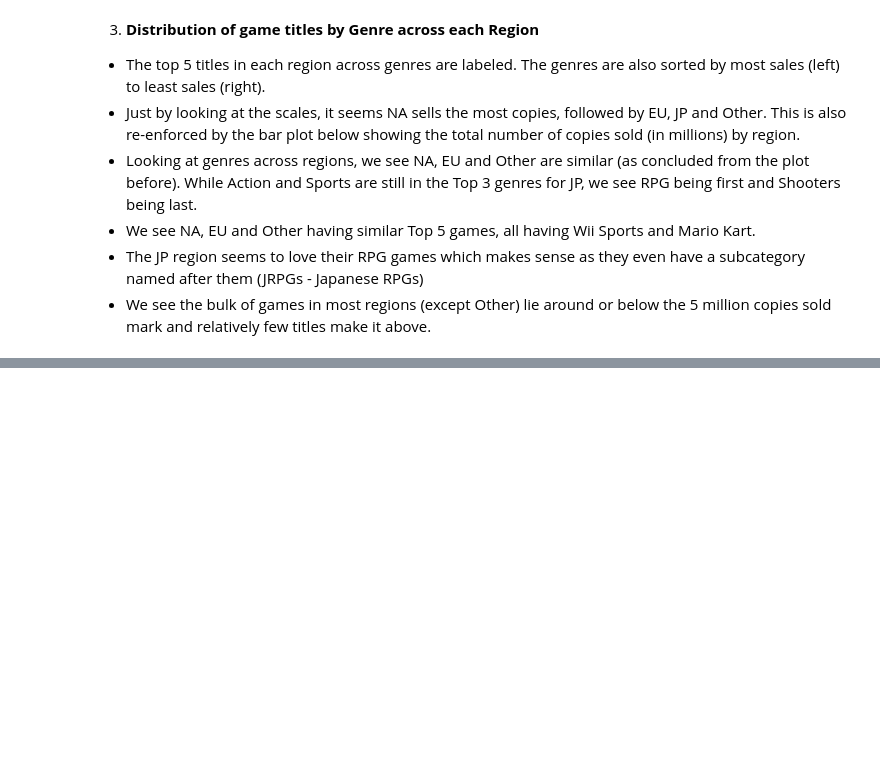
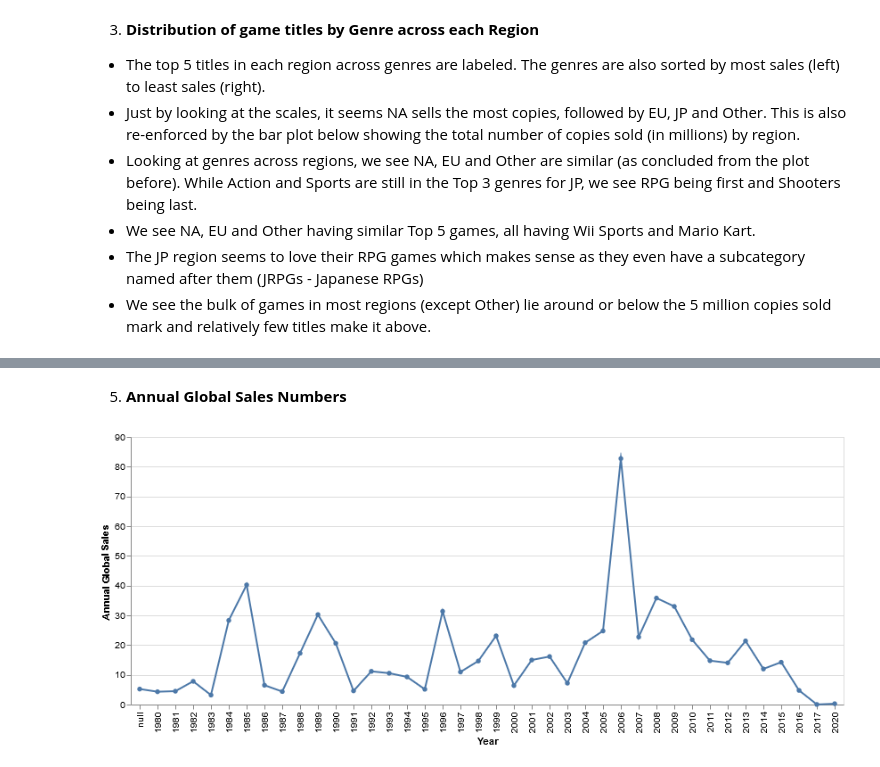
Before and after one commit to ubco-mds-2020-labs/data-550-project2-group-4, a Jupyter notebook: Games.ipynb, the cells around one changed output, grey strips where cells are left out. Cells and saved outputs as stored; diff of their text form; code cells hidden in the pictures; blank space fills up the shorter version.

```diff
--- a/Games.ipynb
+++ b/Games.ipynb
@@ -292,0 +310,6 @@ How much money is there in Esports and streaming? Is it increasing? What is the
+# %% [markdown]
+5) **Annual Global Sales Numbers**
+# %%
+plot5
+# %% [output]
+[figure, added]
```
Also changed, not shown: parts of 6 cells of this notebook.
